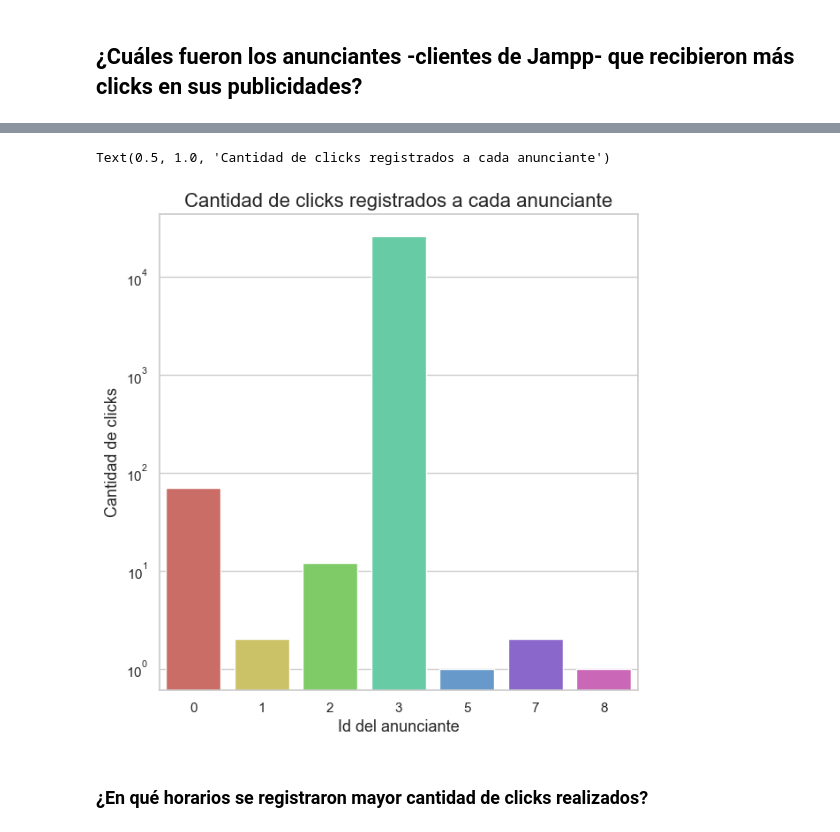
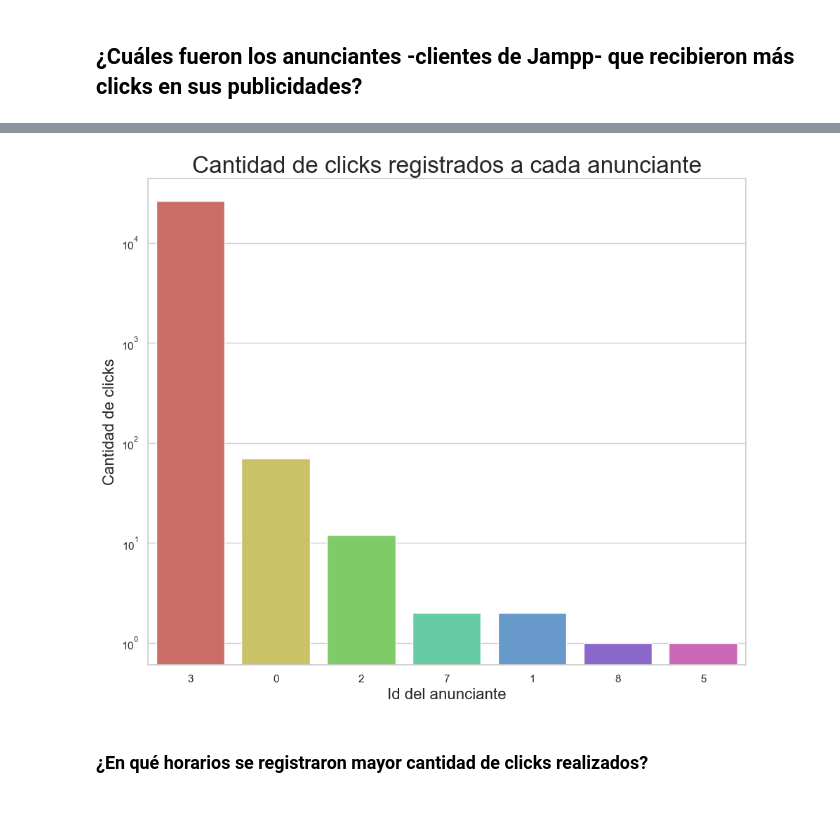
Before and after one commit to AlejandroKler/Datanesa, a Jupyter notebook: Analisis_clicks.ipynb, the cells around one changed output, grey strips where cells are left out. Saved outputs shown, nothing was run; the diff lists cells and outputs as text; code cells hidden in the pictures.

```diff
--- a/Analisis_clicks.ipynb
+++ b/Analisis_clicks.ipynb
@@ -130,8 +137,10 @@ timesToClick_grouped.head(5)
 | 3 | 0.05 | 7 | 17 |
 | 4 | 0.06 | 8 | 25 |
 # %%
-plot = timesToClick_grouped.plot.line(figsize = (8,8), x = 'timeToClick', y = 'cant_clicks_acum', linewidth = 1.5, legend = False)
-plot.set_ylabel("Cantidad de clicks acumulados", fontsize = 12)
-plot.set_title("Clicks acumulados según el tiempo que se tardó en clickear", fontsize = 14)
-plot.set_xlabel("Tiempo en segundos en clickear", fontsize = 12)
+plot_b = timesToClick_grouped.plot.line(figsize = (8,8), x = 'timeToClick', y = 'cant_clicks_acum', linewidth = 1.5, legend = False)
+plot_b.set_ylabel("Cantidad de clicks acumulados", fontsize = 18)
+plot_b.set_title("Clicks acumulados según el tiempo que se tardó en clickear", fontsize = 21)
+plot_b.title.set_position([.5, 1.02])
+plot_b.set_xlabel("Tiempo en clickear (segundos)", fontsize = 18)
+plt.savefig("tiempoClick.png")
 # %% [output]
@@ -145,17 +156,20 @@ group_advertisers = clicks.groupby('advertiser_id').agg({'cant_clicks': 'count'}
 # %%
 plt.style.use('default')
-plt.rcParams['figure.figsize'] = (7, 7)
+plt.rcParams['figure.figsize'] = (11, 9)
 
 sns.set(style="whitegrid")
 
-graph_clicks = sns.barplot(x= group_advertisers['advertiser_id'], y = group_advertisers['cant_clicks'], orient='v', palette="hls")
+graph_order = list(clicks.advertiser_id.value_counts().index)
+
+graph_clicks = sns.barplot(x= group_advertisers['advertiser_id'], y = group_advertisers['cant_clicks'], order = graph_order, orient='v', palette="hls")
 graph_clicks.set(yscale="log")
-graph_clicks.set_xlabel("Id del anunciante", fontsize = 13)
-graph_clicks.set_ylabel("Cantidad de clicks", fontsize = 13)
-graph_clicks.set_title("Cantidad de clicks registrados a cada anunciante", fontsize = 16)
+graph_clicks.set_xlabel("Id del anunciante", fontsize = 16)
+graph_clicks.set_ylabel("Cantidad de clicks", fontsize = 16)
+plot_b.title.set_position([.5, 1.02])
+graph_clicks.set_title("Cantidad de clicks registrados a cada anunciante", fontsize = 24)
+plt.savefig("clicksAnunciante.png")
 # %% [output]
-Text(0.5, 1.0, 'Cantidad de clicks registrados a cada anunciante')
-[figure, old version]
+[figure, new version]
 # %% [markdown]
 ### ¿En qué horarios se registraron mayor cantidad de clicks realizados?
 # %%
```
Also changed, not shown: parts of 9 cells of this notebook, 1 other file.
